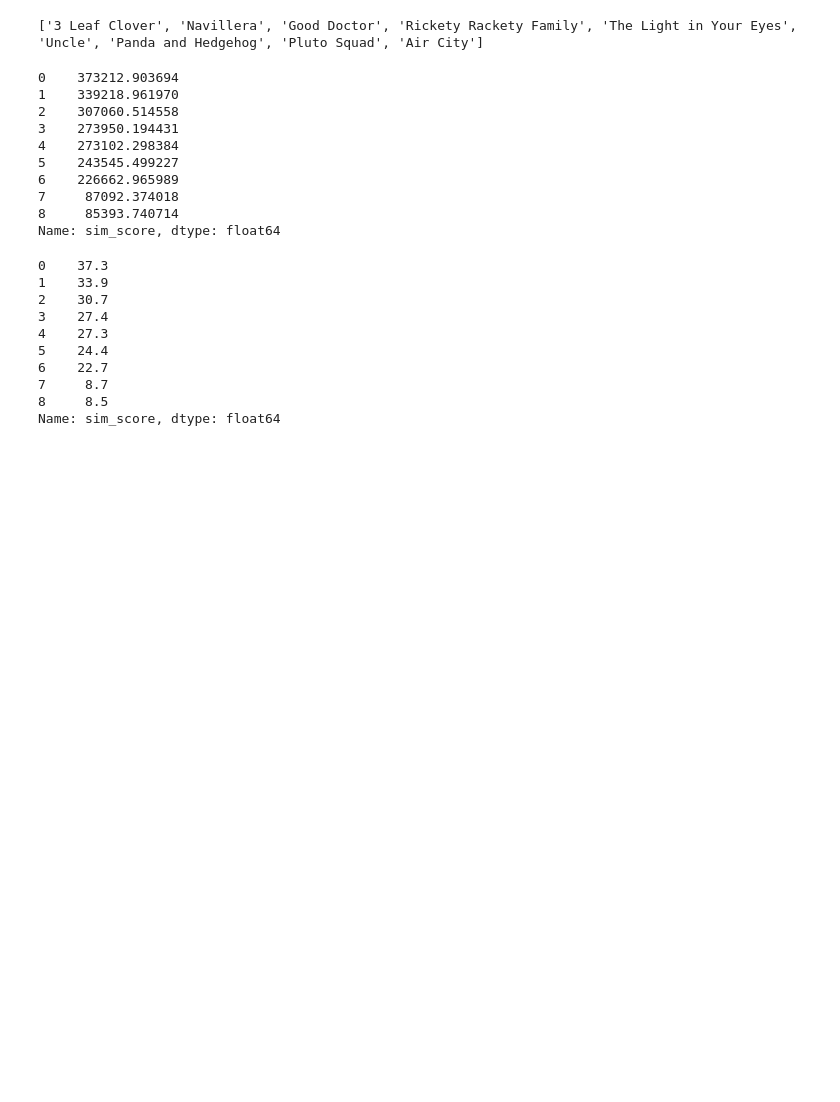
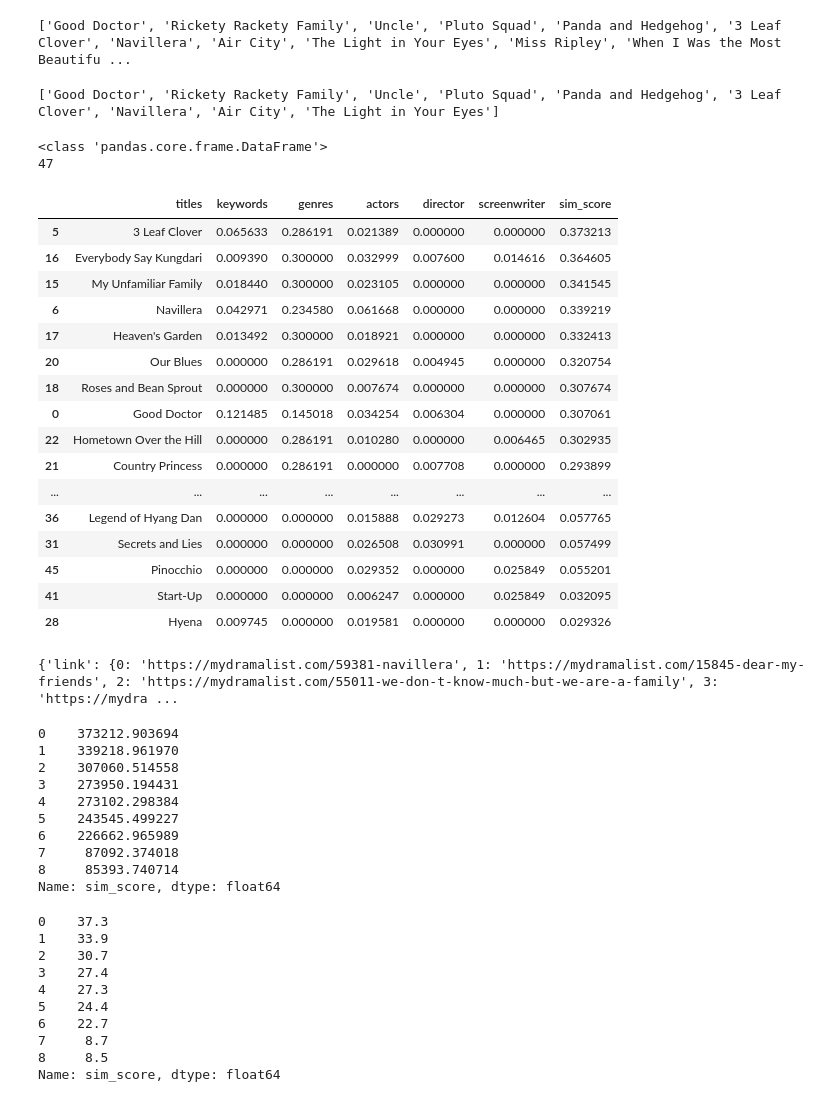
Before and after one commit to JohndKim/Kdrama-Recommender, a Jupyter notebook: recommender/site.ipynb, the cells around one changed output. Drawn from its saved outputs; the diff is of its cells as text; code cells hidden in the pictures; blank space fills up the shorter version.

```diff
--- a/recommender/site.ipynb
+++ b/recommender/site.ipynb
@@ -105,7 +105,19 @@ def create_similarity_data(name):
     }
 
     target_index = search_kdrama(name)
-    top_ten = get_recommended_kdramas(target_index, og_cos_sim(), df, 10)
+    top_ten = get_recommended_kdramas(target_index, og_cos_sim(), df, 10).tolist()
+
+    for label in label_weights.keys():
+        vec = vectorize_kdrama(label)
+        sim = find_similarity(vec)
+
+        k_list = get_recommended_kdramas(target_index, sim, df, 10)
+
+
+        for kdrama in k_list:
+            if kdrama not in top_ten: top_ten.append(kdrama)
+
+    print(top_ten)
 
     for kdrama in top_ten:
         # adds this title to dictionary
@@ -128,9 +140,9 @@ def get_top_rec_kdrama(name):
     new_df['sim_score'] = new_df.sum(axis=1, numeric_only=True)
     new_df = new_df.sort_values("sim_score", ascending=False)
     # print(new_df)
-    kdrama_list = new_df['sim_score'].values.tolist()
+    # kdrama_list = new_df['sim_score'].values.tolist()
     # kdrama_list = new_df['titles'].values.tolist()
-    return new_df['sim_score']
+    return new_df
 
 def get_names(name):
     """reorders the top recommended kdramas and converts to a dataframe"""
@@ -142,7 +154,40 @@ def get_names(name):
     # print(new_df)
     kdrama_list = new_df['sim_score'].values.tolist()
     return new_df['titles'].values.tolist()
-# get_top_rec_kdrama("Move to Heaven")
+thing = get_top_rec_kdrama("Move to Heaven")
 # search_kdrama("heaven")
-kdrama_list = get_names("Move to Heaven")
-sim_scores = get_top_rec_kdrama("Move to Heaven")
+# kdrama_list = get_names("Move to Heaven")
+# sim_scores = get_top_rec_kdrama("Move to Heaven")
+# %% [output]
+['Good Doctor', 'Rickety Rackety Family', 'Uncle', 'Pluto Squad', 'Panda and Hedgehog', '3 Leaf Clover', 'Navillera', 'Air City', 'The Light in Your Eyes', 'Miss Ripley', 'When I Was the Most Beautifu ...
+# %%
+print(get_recommended_kdramas(0, og_cos_sim(), df, 10).tolist())
+# %% [output]
+['Good Doctor', 'Rickety Rackety Family', 'Uncle', 'Pluto Squad', 'Panda and Hedgehog', '3 Leaf Clover', 'Navillera', 'Air City', 'The Light in Your Eyes']
+# %%
+# for each vectorizer (column label), get the top 10 kdrama
+# add the top 10 into an array, if array already contains kdrama, skip
+# for each of those titles, get score, return top 10 sim score
+print(type(thing))
+print(len(thing))
+thing
+# %% [output]
+<class 'pandas.core.frame.DataFrame'>
+47
+|  | titles | keywords | genres | actors | director | screenwriter | sim_score |
+| 5 | 3 Leaf Clover | 0.065633 | 0.286191 | 0.021389 | 0.000000 | 0.000000 | 0.373213 |
+| 16 | Everybody Say Kungdari | 0.009390 | 0.300000 | 0.032999 | 0.007600 | 0.014616 | 0.364605 |
+| 15 | My Unfamiliar Family | 0.018440 | 0.300000 | 0.023105 | 0.000000 | 0.000000 | 0.341545 |
+| 6 | Navillera | 0.042971 | 0.234580 | 0.061668 | 0.000000 | 0.000000 | 0.339219 |
+| 17 | Heaven's Garden | 0.013492 | 0.300000 | 0.018921 | 0.000000 | 0.000000 | 0.332413 |
+| 20 | Our Blues | 0.000000 | 0.286191 | 0.029618 | 0.004945 | 0.000000 | 0.320754 |
+| 18 | Roses and Bean Sprout | 0.000000 | 0.300000 | 0.007674 | 0.000000 | 0.000000 | 0.307674 |
+| 0 | Good Doctor | 0.121485 | 0.145018 | 0.034254 | 0.006304 | 0.000000 | 0.307061 |
+| 22 | Hometown Over the Hill | 0.000000 | 0.286191 | 0.010280 | 0.000000 | 0.006465 | 0.302935 |
+| 21 | Country Princess | 0.000000 | 0.286191 | 0.000000 | 0.007708 | 0.000000 | 0.293899 |
+| ... | ... | ... | ... | ... | ... | ... | ... |
+| 36 | Legend of Hyang Dan | 0.000000 | 0.000000 | 0.015888 | 0.029273 | 0.012604 | 0.057765 |
+| 31 | Secrets and Lies | 0.000000 | 0.000000 | 0.026508 | 0.030991 | 0.000000 | 0.057499 |
+| 45 | Pinocchio | 0.000000 | 0.000000 | 0.029352 | 0.000000 | 0.025849 | 0.055201 |
+| 41 | Start-Up | 0.000000 | 0.000000 | 0.006247 | 0.000000 | 0.025849 | 0.032095 |
+| 28 | Hyena | 0.009745 | 0.000000 | 0.019581 | 0.000000 | 0.000000 | 0.029326 |
@@ -149,7 +390,7 @@ sim_scores = get_top_rec_kdrama("Move to Heaven")
 # %%
-print(kdrama_list)
+print(thing)
 # %% [output]
-['3 Leaf Clover', 'Navillera', 'Good Doctor', 'Rickety Rackety Family', 'The Light in Your Eyes', 'Uncle', 'Panda and Hedgehog', 'Pluto Squad', 'Air City']
+{'link': {0: 'https://mydramalist.com/59381-navillera', 1: 'https://mydramalist.com/15845-dear-my-friends', 2: 'https://mydramalist.com/55011-we-don-t-know-much-but-we-are-a-family', 3: 'https://mydra ...
 # %%
 sim_scores = sim_scores.reset_index(drop=True)
 sim_scores
```
Also changed, not shown: parts of 1 cell of this notebook, 9 other files.
